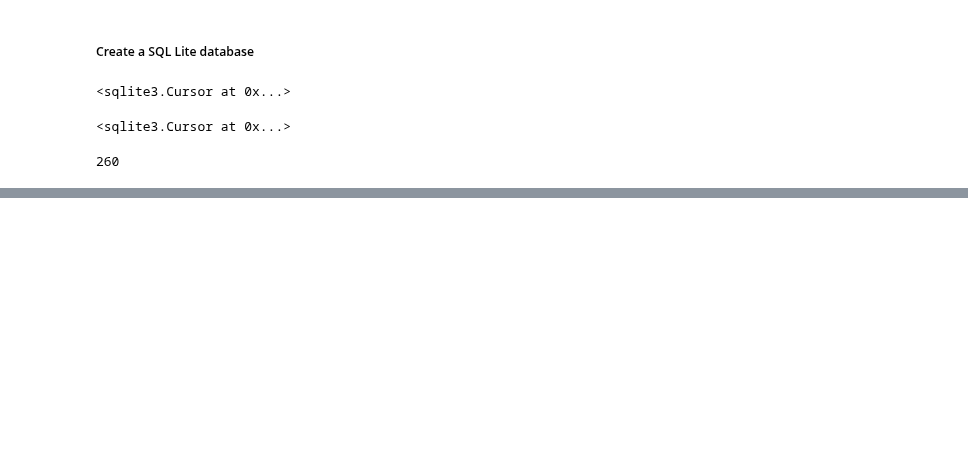
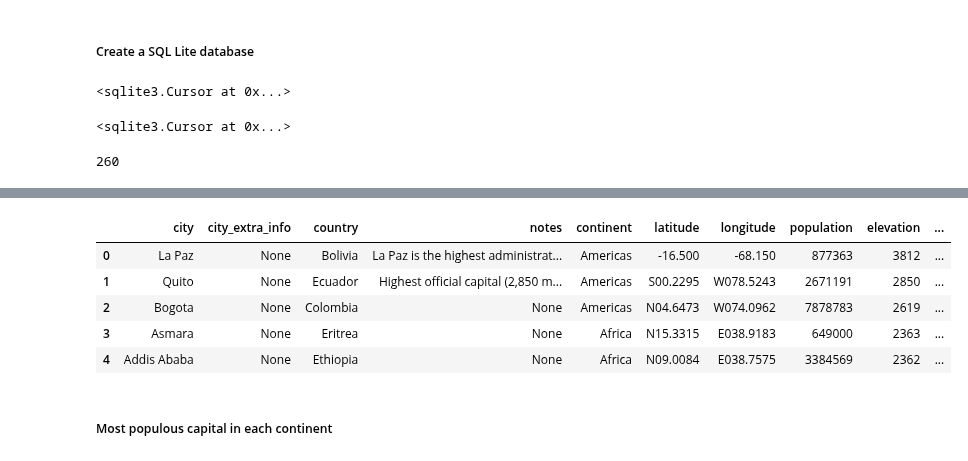
Before and after one commit to stmoks/capitals_and_countries, a Jupyter notebook: main.ipynb, the cells around one changed output, grey strips where cells are left out. Cells and saved outputs as stored; diff of their text form; code cells hidden in the pictures; blank space fills up the shorter version.

```diff
--- a/main.ipynb
+++ b/main.ipynb
@@ -115,0 +205,19 @@ conn.close()
+# %%
+top_5_elevation = pd.read_sql('''SELECT * FROM
+                              (SELECT *,RANK() OVER(ORDER BY elevation DESC) AS ranker
+                              FROM capitals
+                              )
+                              WHERE ranker < 6
+
+''',conn)
+# %%
+top_5_elevation
+# %% [output]
+|  | city | city_extra_info | country | notes | continent | latitude | longitude | population | elevation | ... |
+| 0 | La Paz | None | Bolivia | La Paz is the highest administrat... | Americas | -16.500 | -68.150 | 877363 | 3812 | ... |
+| 1 | Quito | None | Ecuador | Highest official capital (2,850 m... | Americas | S00.2295 | W078.5243 | 2671191 | 2850 | ... |
+| 2 | Bogota | None | Colombia | None | Americas | N04.6473 | W074.0962 | 7878783 | 2619 | ... |
+| 3 | Asmara | None | Eritrea | None | Africa | N15.3315 | E038.9183 | 649000 | 2363 | ... |
+| 4 | Addis Ababa | None | Ethiopia | None | Africa | N09.0084 | E038.7575 | 3384569 | 2362 | ... |
+# %% [markdown]
+##### Most populous capital in each continent
```
Also changed, not shown: parts of 23 cells of this notebook, 4 other files.
